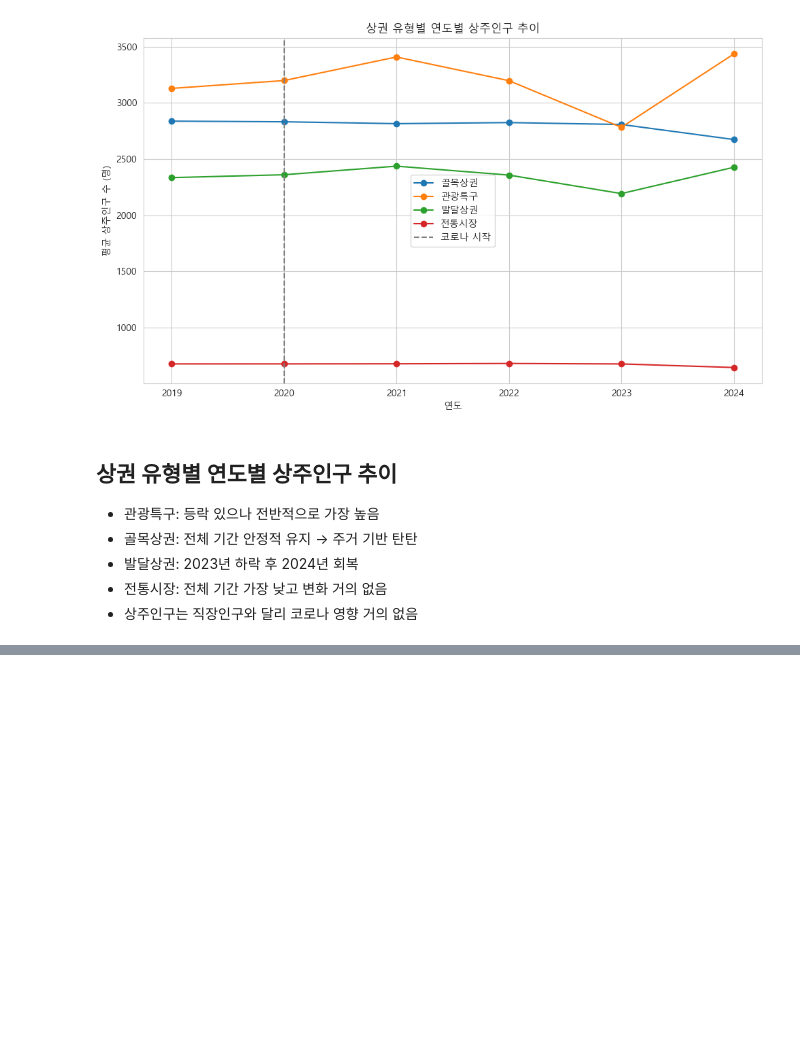
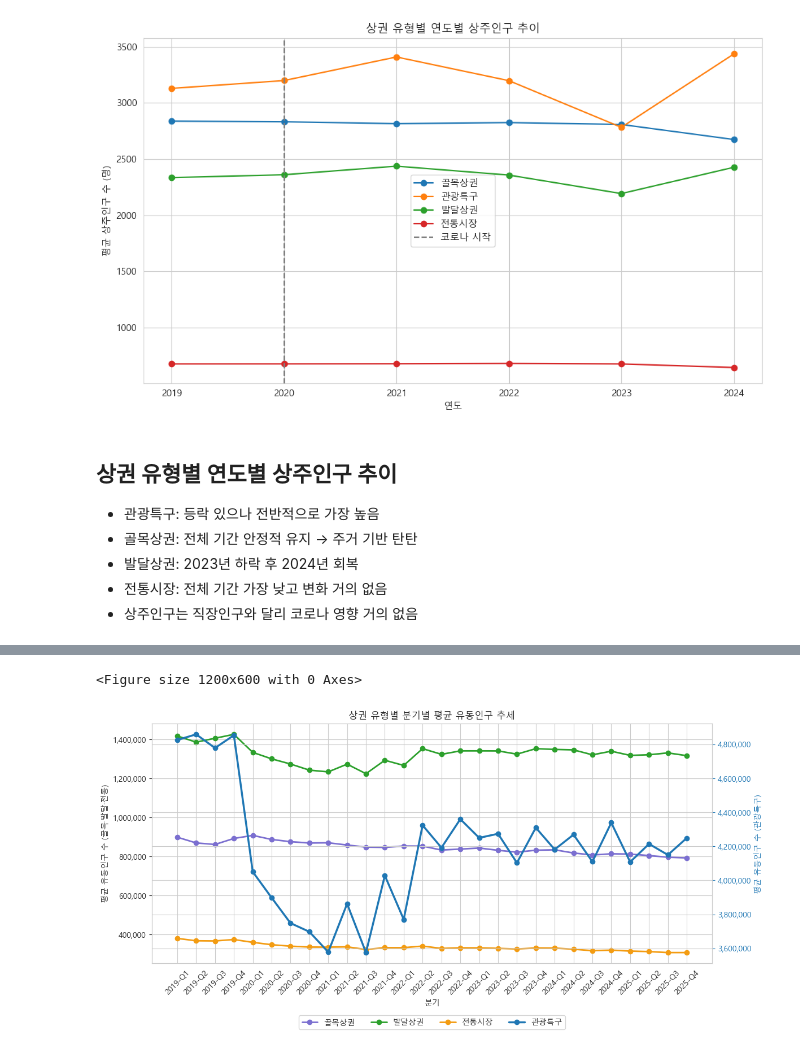
Before and after one commit to sonjiwoo-creator/seouldf, a Jupyter notebook: main.ipynb, the cells around one changed output, grey strips where cells are left out. Saved outputs shown, nothing was run; the diff lists cells and outputs as text; code cells hidden in the pictures; blank space fills up the shorter version.

```diff
--- a/main.ipynb
+++ b/main.ipynb
@@ -1693,0 +1909,66 @@ plt.show()
+# %%
+df['연도'] = df['기준_년분기_코드'] // 10
+df['분기'] = df['기준_년분기_코드'] % 10
+
+df['년분기'] = df['연도'].astype(str) + '-Q' + df['분기'].astype(str)
+
+ts = df.groupby(['년분기', '상권_구분_코드_명'])['총_유동인구_수'].mean().reset_index()
+# %%
+import matplotlib.pyplot as plt
+import numpy as np
+
+plt.figure(figsize=(12,6))
+fig, ax1 = plt.subplots(figsize=(12,6))
+ax2 = ax1.twinx()  # 오른쪽 축
+
+# 색상 (가독성 좋게)
+colors = {
+    '골목상권': '#7b6fd0',
+    '발달상권': '#2ca02c',
+    '전통시장': '#f39c12',
+    '관광특구': '#1f77b4'
+}
+
+for name, grp in ts.groupby('상권_구분_코드_명'):
+
+    if name == '관광특구':
+        ax2.plot(grp['년분기'], grp['총_유동인구_수'],
+                 marker='o', linewidth=2.5,
+                 color=colors[name], label=name)
+    else:
+        ax1.plot(grp['년분기'], grp['총_유동인구_수'],
+                 marker='o', linewidth=2,
+                 color=colors[name], label=name)
+
+# 축 설정
+ax1.set_xlabel('분기')
+ax1.set_ylabel('평균 유동인구 수 (골목·발달·전통)')
+ax2.set_ylabel('평균 유동인구 수 (관광특구)', color=colors['관광특구'])
+
+# x축 회전
+ax1.tick_params(axis='x', rotation=45)
+
+# y축 색상 맞추기
+ax2.tick_params(axis='y', colors=colors['관광특구'])
+
+# 숫자 포맷 (천 단위 콤마)
+import matplotlib.ticker as mticker
+ax1.yaxis.set_major_formatter(mticker.FuncFormatter(lambda x, _: f'{int(x):,}'))
+ax2.yaxis.set_major_formatter(mticker.FuncFormatter(lambda x, _: f'{int(x):,}'))
+
+# 범례 합치기
+lines1, labels1 = ax1.get_legend_handles_labels()
+lines2, labels2 = ax2.get_legend_handles_labels()
+
+ax1.legend(lines1 + lines2, labels1 + labels2,
+           loc='upper center',
+           bbox_to_anchor=(0.5, -0.2),
+           ncol=4)
+
+plt.title('상권 유형별 분기별 평균 유동인구 추세')
+
+plt.tight_layout()
+plt.show()
+# %% [output]
+<Figure size 1200x600 with 0 Axes>
+[figure, added]
```
Also changed, not shown: parts of 42 cells of this notebook.
